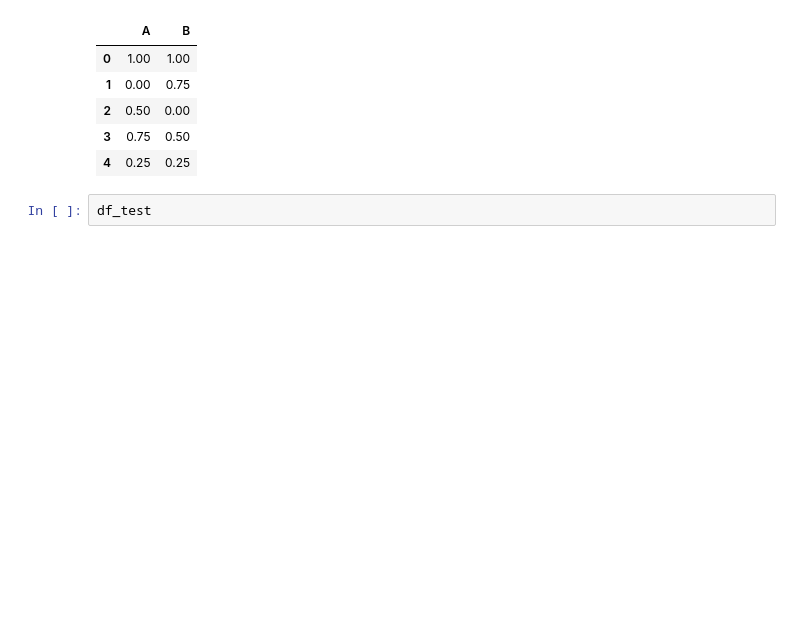
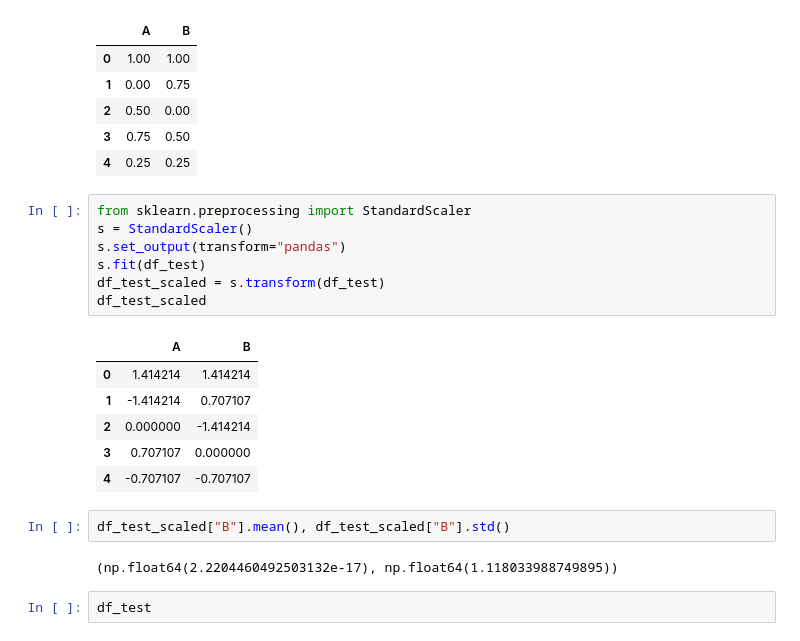
Before and after one commit to juebrauer/examples, a Jupyter notebook: 065_ws26_deep_learning/02_ein_erstes_mlp_in_pytorch.ipynb, the cells around one changed output. Saved outputs shown, nothing was run; the diff lists cells and outputs as text; blank space fills up the shorter version.

```diff
--- a/065_ws26_deep_learning/02_ein_erstes_mlp_in_pytorch.ipynb
+++ b/065_ws26_deep_learning/02_ein_erstes_mlp_in_pytorch.ipynb
@@ -204,6 +204,24 @@ df_test_scaled
 | 2 | 0.50 | 0.00 |
 | 3 | 0.75 | 0.50 |
 | 4 | 0.25 | 0.25 |
+# %%
+from sklearn.preprocessing import StandardScaler
+s = StandardScaler()
+s.set_output(transform="pandas")
+s.fit(df_test)
+df_test_scaled = s.transform(df_test)
+df_test_scaled
+# %% [output]
+|  | A | B |
+| 0 | 1.414214 | 1.414214 |
+| 1 | -1.414214 | 0.707107 |
+| 2 | 0.000000 | -1.414214 |
+| 3 | 0.707107 | 0.000000 |
+| 4 | -0.707107 | -0.707107 |
+# %%
+df_test_scaled["B"].mean(), df_test_scaled["B"].std()
+# %% [output]
+(np.float64(2.2204460492503132e-17), np.float64(1.118033988749895))
 # %%
 df_test
 # %% [output]
```
Also changed, not shown: parts of 3 cells of this notebook, 2 other files.
